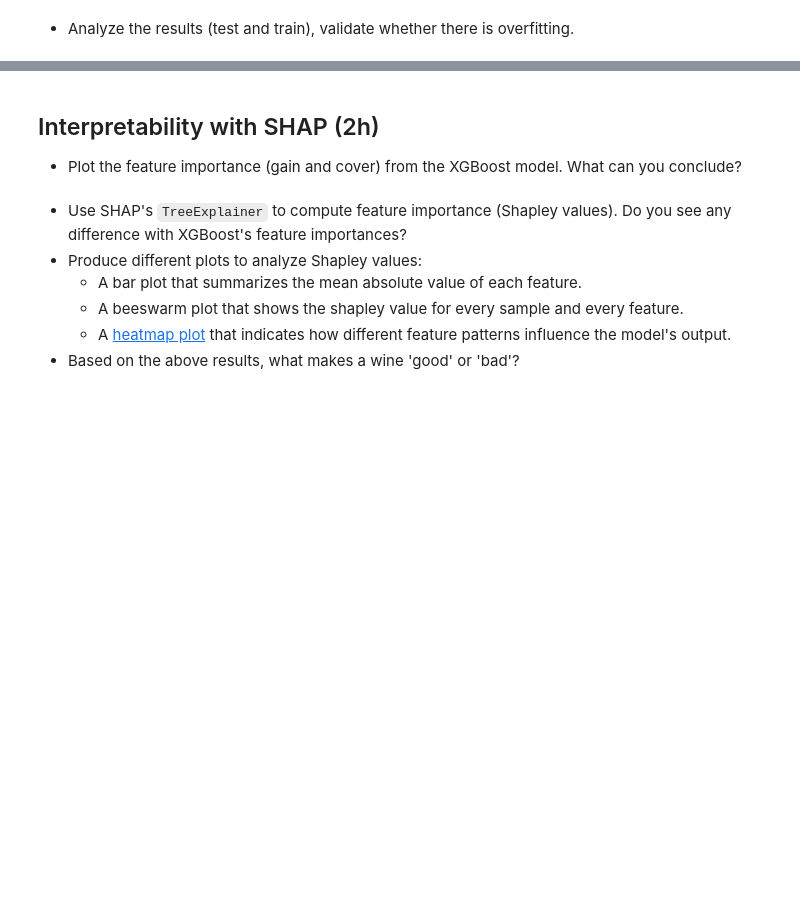
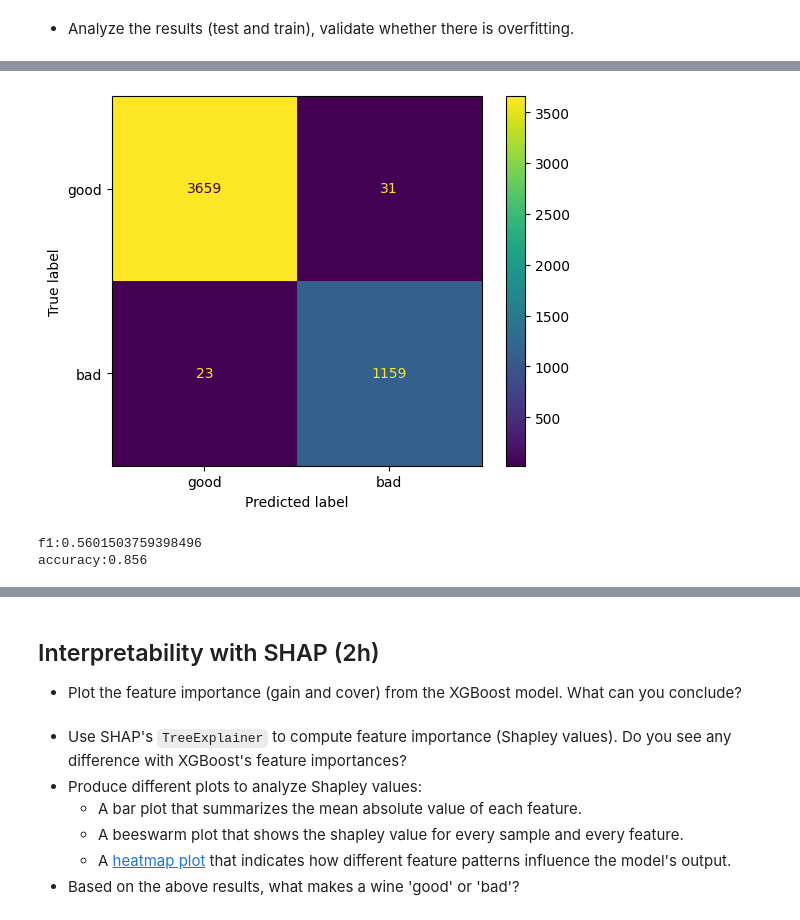
Before and after one commit to hei-isc-ml-stud/w4-isc-ml-Eteroclia, a Jupyter notebook: week4-assignment.ipynb, the cells around one changed output, grey strips where cells are left out. Drawn from its saved outputs; the diff is of its cells as text; code cells hidden in the pictures; blank space fills up the shorter version.

```diff
--- a/week4-assignment.ipynb
+++ b/week4-assignment.ipynb
@@ -610,0 +675,10 @@ Let's first train a XGBClassifier model to distinguish between good and bad wine
+# %%
+conf_mat_3=confusion_matrix(predic_y_3,test_set_2["quality"].map(lambda x: 1 if x=="good" else 0))
+ConfusionMatrixDisplay(conf_mat_2,display_labels=["good","bad"]).plot()
+plt.show()
+print(f"f1:{f1_score(predic_y_3,test_set_2["quality"].map(lambda x: 1 if x=="good" else 0))}")
+print(f"accuracy:{accuracy_score(predic_y_3,test_set_2["quality"].map(lambda x: 1 if x=="good" else 0))}")
+# %% [output]
+[figure, added]
+f1:0.5601503759398496
+accuracy:0.856
```
Also changed, not shown: parts of 20 cells of this notebook.
